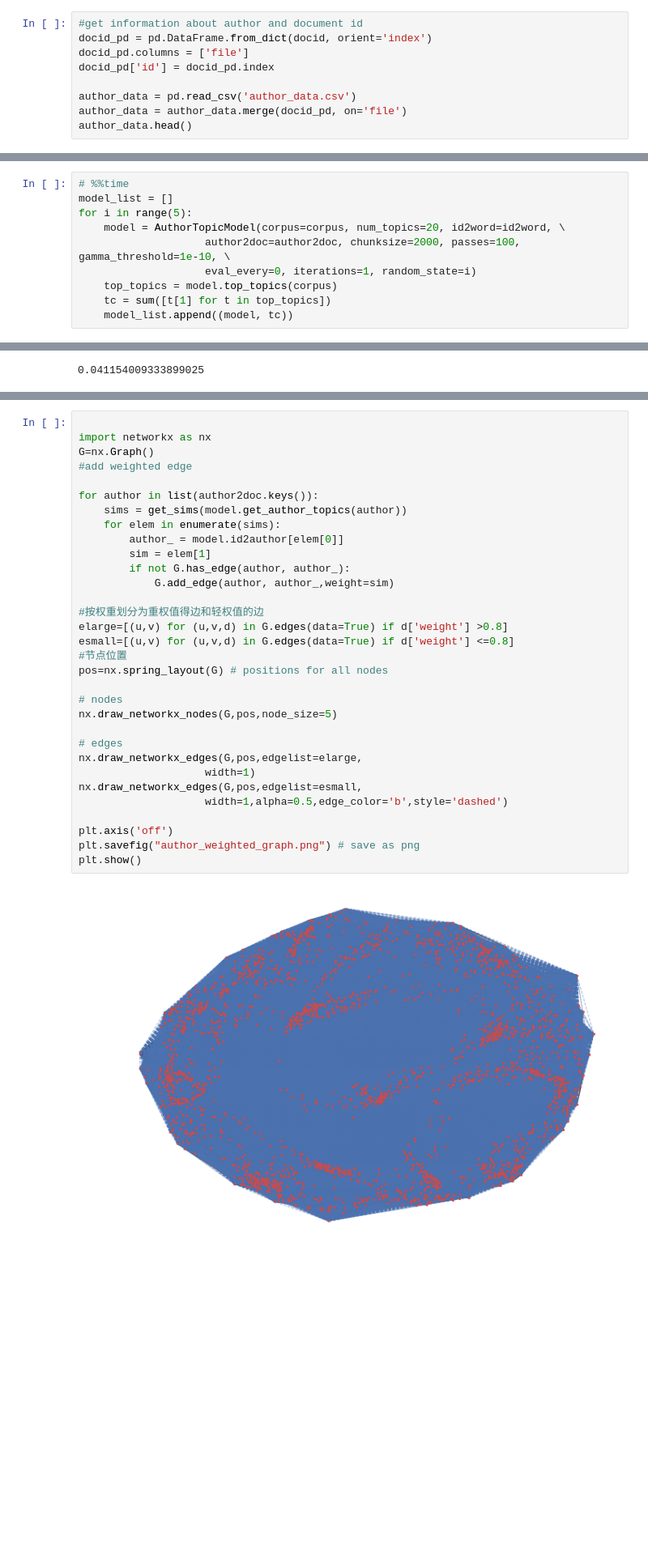
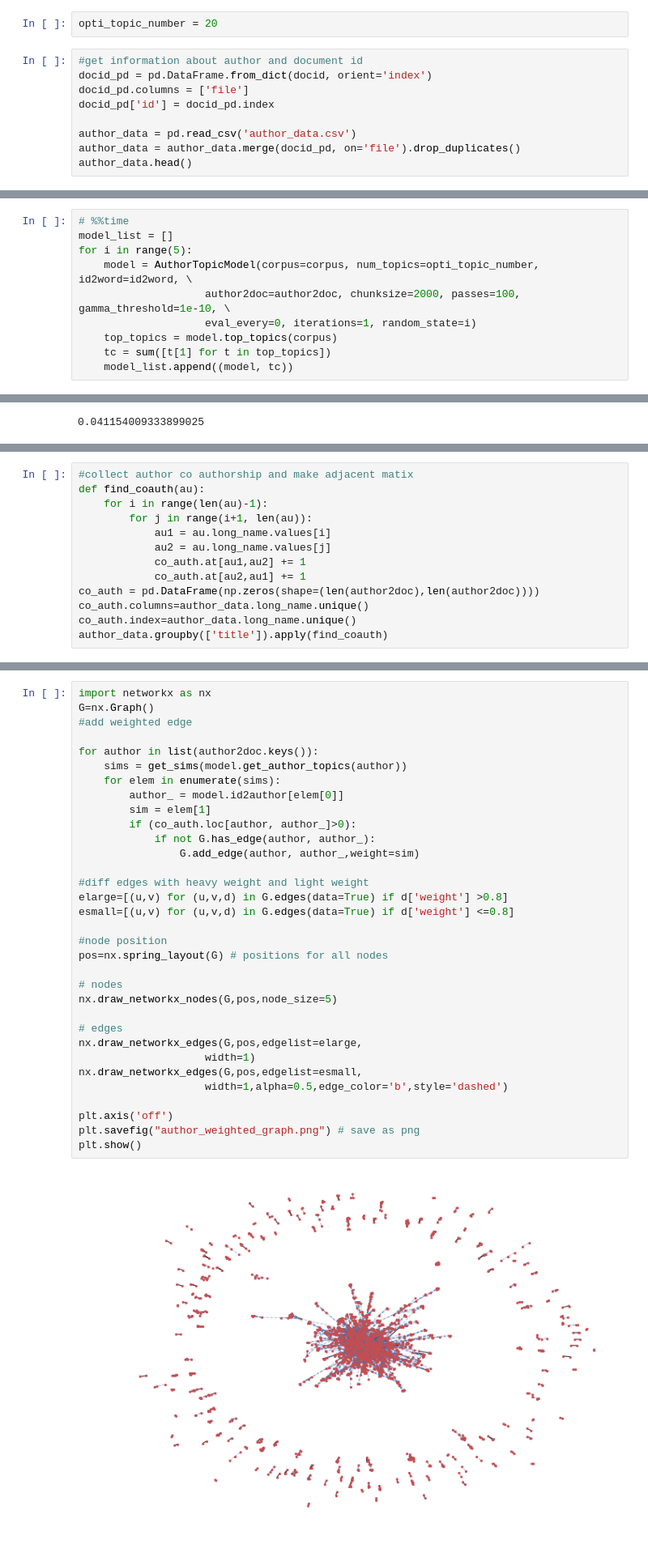
Before and after one commit to sting1000/semester-project, a Jupyter notebook: Topic Modeling.ipynb, the cells around one changed output, grey strips where cells are left out. Shown at 81% size. Drawn from its saved outputs; the diff is of its cells as text; blank space fills up the shorter version.

```diff
--- a/Topic Modeling.ipynb
+++ b/Topic Modeling.ipynb
@@ -848,6 +849,8 @@ print_topic_change(topic=6, top_terms=10)
 # %% [markdown]
 ## The author-topic model
 The author-topic model is an extension of Latent Dirichlet Allocation (LDA), that allows us to learn topic representations of authors in a corpus.
+# %%
+opti_topic_number = 20
 # %%
 #get information about author and document id
 docid_pd = pd.DataFrame.from_dict(docid, orient='index')
@@ -855,7 +858,7 @@ docid_pd.columns = ['file']
 docid_pd['id'] = docid_pd.index
 
 author_data = pd.read_csv('author_data.csv')
-author_data = author_data.merge(docid_pd, on='file')
+author_data = author_data.merge(docid_pd, on='file').drop_duplicates()
 author_data.head()
 # %% [output]
 |  | file | title | long_name | author_order_y | shortend_names | id |
@@ -911,7 +914,7 @@ Wall time: 1.13 s
 # %%time
 model_list = []
 for i in range(5):
-    model = AuthorTopicModel(corpus=corpus, num_topics=20, id2word=id2word, \
+    model = AuthorTopicModel(corpus=corpus, num_topics=opti_topic_number, id2word=id2word, \
                     author2doc=author2doc, chunksize=2000, passes=100, gamma_threshold=1e-10, \
                     eval_every=0, iterations=1, random_state=i)
     top_topics = model.top_topics(corpus)
@@ -1158,0 +1162,13 @@ Length: 1109, dtype: object
+# %%
+#collect author co authorship and make adjacent matix
+def find_coauth(au):
+    for i in range(len(au)-1):
+        for j in range(i+1, len(au)):
+            au1 = au.long_name.values[i]
+            au2 = au.long_name.values[j]
+            co_auth.at[au1,au2] += 1
+            co_auth.at[au2,au1] += 1
+co_auth = pd.DataFrame(np.zeros(shape=(len(author2doc),len(author2doc))))
+co_auth.columns=author_data.long_name.unique()
+co_auth.index=author_data.long_name.unique()
+author_data.groupby(['title']).apply(find_coauth)
@@ -1159,34 +1177,35 @@ Length: 1109, dtype: object
 # %%
-
 import networkx as nx
 G=nx.Graph()
 #add weighted edge
 
 for author in list(author2doc.keys()):
     sims = get_sims(model.get_author_topics(author))
     for elem in enumerate(sims):
         author_ = model.id2author[elem[0]]
         sim = elem[1]
-        if not G.has_edge(author, author_):
-            G.add_edge(author, author_,weight=sim)
+        if (co_auth.loc[author, author_]>0):
+            if not G.has_edge(author, author_):
+                G.add_edge(author, author_,weight=sim)
 
-#按权重划分为重权值得边和轻权值的边
+#diff edges with heavy weight and light weight
 elarge=[(u,v) for (u,v,d) in G.edges(data=True) if d['weight'] >0.8]
 esmall=[(u,v) for (u,v,d) in G.edges(data=True) if d['weight'] <=0.8]
-#节点位置
+
+#node position
 pos=nx.spring_layout(G) # positions for all nodes
 
 # nodes
 nx.draw_networkx_nodes(G,pos,node_size=5)
 
 # edges
 nx.draw_networkx_edges(G,pos,edgelist=elarge,
                     width=1)
 nx.draw_networkx_edges(G,pos,edgelist=esmall,
                     width=1,alpha=0.5,edge_color='b',style='dashed')
 
 plt.axis('off')
 plt.savefig("author_weighted_graph.png") # save as png
 plt.show()
 # %% [output]
-[figure, old version]
+[figure, new version]
```
Also changed, not shown: parts of 29 cells of this notebook.
